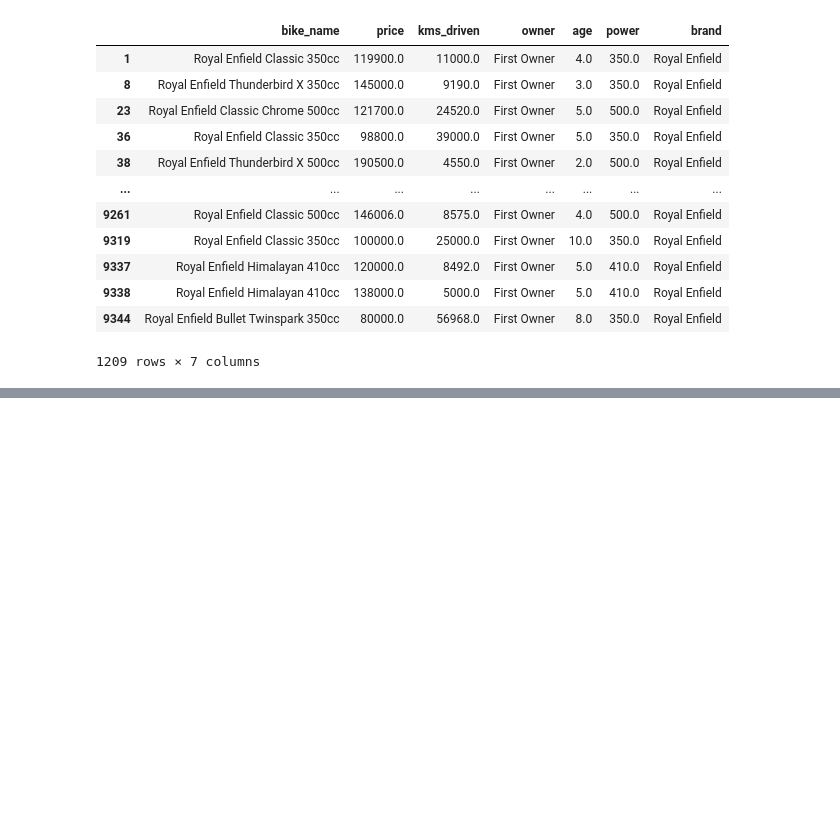
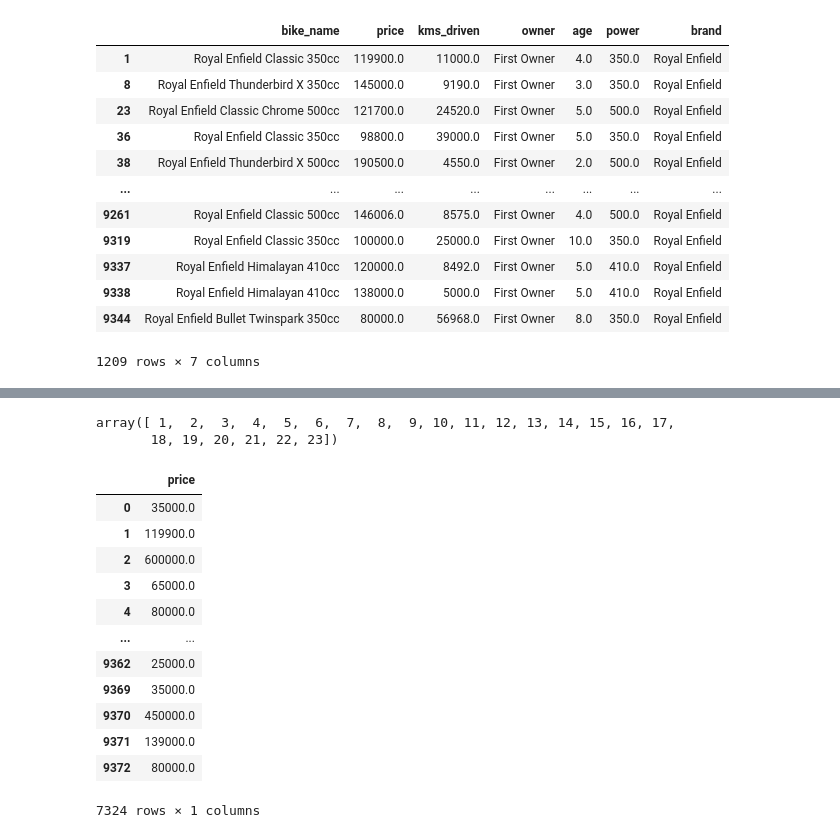
Before and after one commit to Nk2603/Data_Analytics, a Jupyter notebook: Pandas/bike_used.ipynb, the cells around one changed output, grey strips where cells are left out. Saved outputs shown, nothing was run; the diff lists cells and outputs as text; code cells hidden in the pictures; blank space fills up the shorter version.

```diff
--- a/Pandas/bike_used.ipynb
+++ b/Pandas/bike_used.ipynb
@@ -378,0 +490,23 @@ df.query("brand=='Royal Enfield' and owner=='First Owner'")
+# %%
+df['brand'].unique()
+# %% [output]
+array([ 1,  2,  3,  4,  5,  6,  7,  8,  9, 10, 11, 12, 13, 14, 15, 16, 17,
+       18, 19, 20, 21, 22, 23])
+# %%
+x=df.drop('price',axis=1)
+y=df[['price']]
+y
+# %% [output]
+|  | price |
+| 0 | 35000.0 |
+| 1 | 119900.0 |
+| 2 | 600000.0 |
+| 3 | 65000.0 |
+| 4 | 80000.0 |
+| ... | ... |
+| 9362 | 25000.0 |
+| 9369 | 35000.0 |
+| 9370 | 450000.0 |
+| 9371 | 139000.0 |
+| 9372 | 80000.0 |
+7324 rows × 1 columns
```
Also changed, not shown: parts of 30 cells of this notebook.
